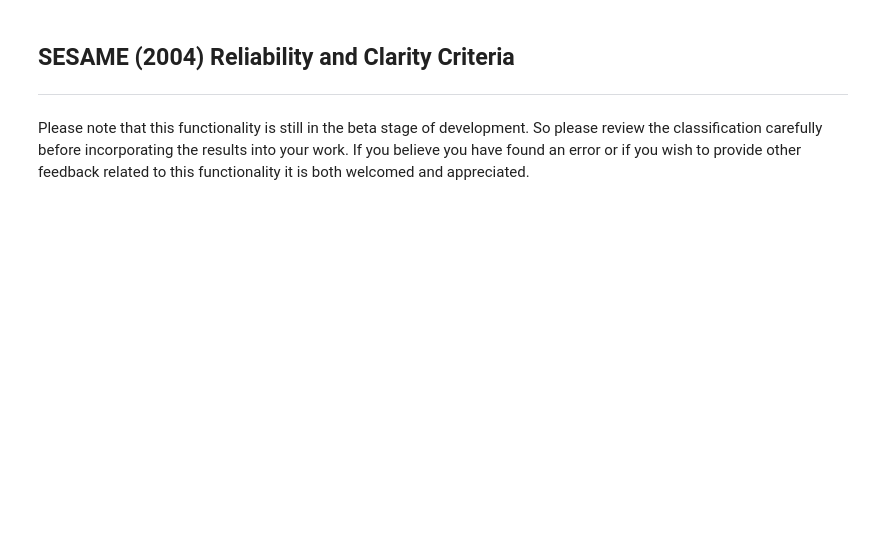
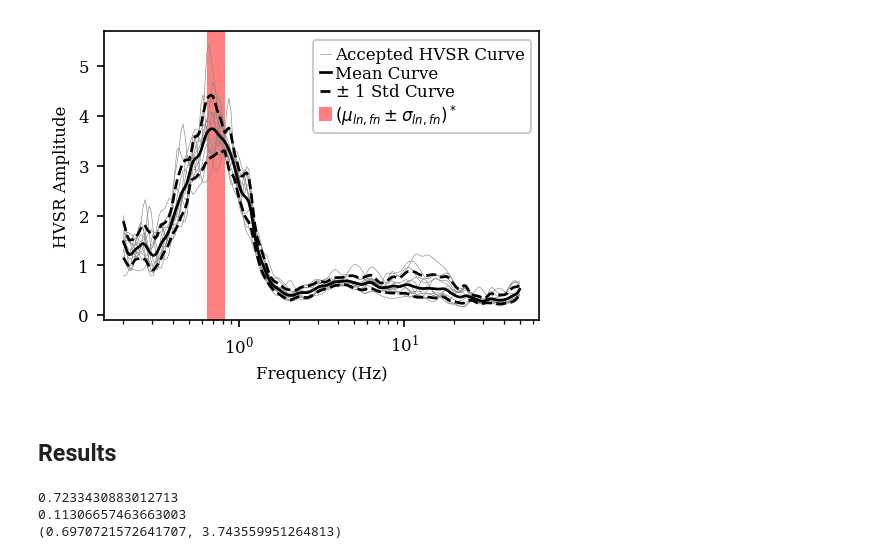
Before and after one commit to jpvantassel/hvsrpy, a Jupyter notebook: examples/example_mhvsr_traditional.ipynb, the cells around one changed output. Drawn from its saved outputs; the diff is of its cells as text; code cells hidden in the pictures; blank space fills up the shorter version.

```diff
--- a/examples/example_mhvsr_traditional.ipynb
+++ b/examples/example_mhvsr_traditional.ipynb
@@ -75,0 +78,12 @@ plt.style.use("hvsrpy.mplstyle")
+# %%
+# Input file name (may be a relative or full path).
+fnames = [["./data/UT.STN11.A2_C50.miniseed"]]
+# fnames = [["./data/UT.STN11.A2_C150.miniseed"]]
+# fnames = [["./data/UT.STN11.A2_C300.miniseed"]]
+
+print(f"Number of recordings: {len(fnames)}")
+for fname_set in fnames:
+    for file in fname_set:
+        if not pathlib.Path(file).exists():
+            raise FileNotFoundError(f"file {file} not found; check spelling.")
+print("All files exists.")
@@ -101,0 +95,11 @@ width = 0.1
+# %%
+preprocessing_settings = hvsrpy.settings.HvsrPreProcessingSettings()
+preprocessing_settings.detrend = "linear"
+preprocessing_settings.window_length_in_seconds = 150
+preprocessing_settings.orient_to_degrees_from_north = 0.0
+preprocessing_settings.filter_corner_frequencies_in_hz = (None, None)
+preprocessing_settings.ignore_dissimilar_time_step_warning = False
+
+print("Preprocessing Summary")
+print("-"*60)
+preprocessing_settings.psummary()
@@ -120,0 +118,12 @@ peak_f_upper = None
+# %%
+processing_settings = hvsrpy.settings.HvsrTraditionalProcessingSettings()
+processing_settings.window_type_and_width = ("tukey", 0.2)
+processing_settings.smoothing=dict(operator="konno_and_ohmachi",
+                                   bandwidth=40,
+                                   center_frequencies_in_hz=np.geomspace(0.2, 50, 200))
+processing_settings.method_to_combine_horizontals = "geometric_mean"
+processing_settings.handle_dissimilar_time_steps_by = "frequency_domain_resampling"
+
+print("Processing Summary")
+print("-"*60)
+processing_settings.psummary()
@@ -143 +145,5 @@ distribution_mc = "lognormal"
+# %%
+srecords = hvsrpy.read(fnames)
+srecords = hvsrpy.preprocess(srecords, preprocessing_settings)
+hvsr = hvsrpy.process(srecords, processing_settings)
 # %% [markdown]
@@ -281,8 +151,19 @@ AttributeError: module 'hvsrpy' has no attribute 'Sensor3c'
-# %% [markdown]
-## SESAME (2004) Reliability and Clarity Criteria
----
-
-Please note that this functionality is still in the beta stage of development.
-So please review the classification carefully before incorporating the results into your work.
-If you believe you have found an error or if you wish to provide other feedback related to this functionality it is both welcomed and appreciated.
+# %%
+distribution_mc='lognormal'
+distribution_fn='lognormal'
+(fig, ax) = hvsrpy.plot_tools.plot_single_panel_hvsr_curves(hvsr,
+                                                            distribution_mc=distribution_mc,
+                                                            distribution_fn=distribution_fn)
+# %% [output]
+[figure, added]
+# %% [markdown]
+## Results
+# %%
+print(hvsr.mean_fn_frequency(distribution=distribution_fn))
+print(hvsr.std_fn_frequency(distribution=distribution_fn))
+print(hvsr.mean_curve_peak(distribution=distribution_mc))
+# %% [output]
+0.7233430883012713
+0.11306657463663003
+(0.6970721572641707, 3.743559951264813)
 # %%
```
Also changed, not shown: parts of 23 cells of this notebook, 40 other files.
